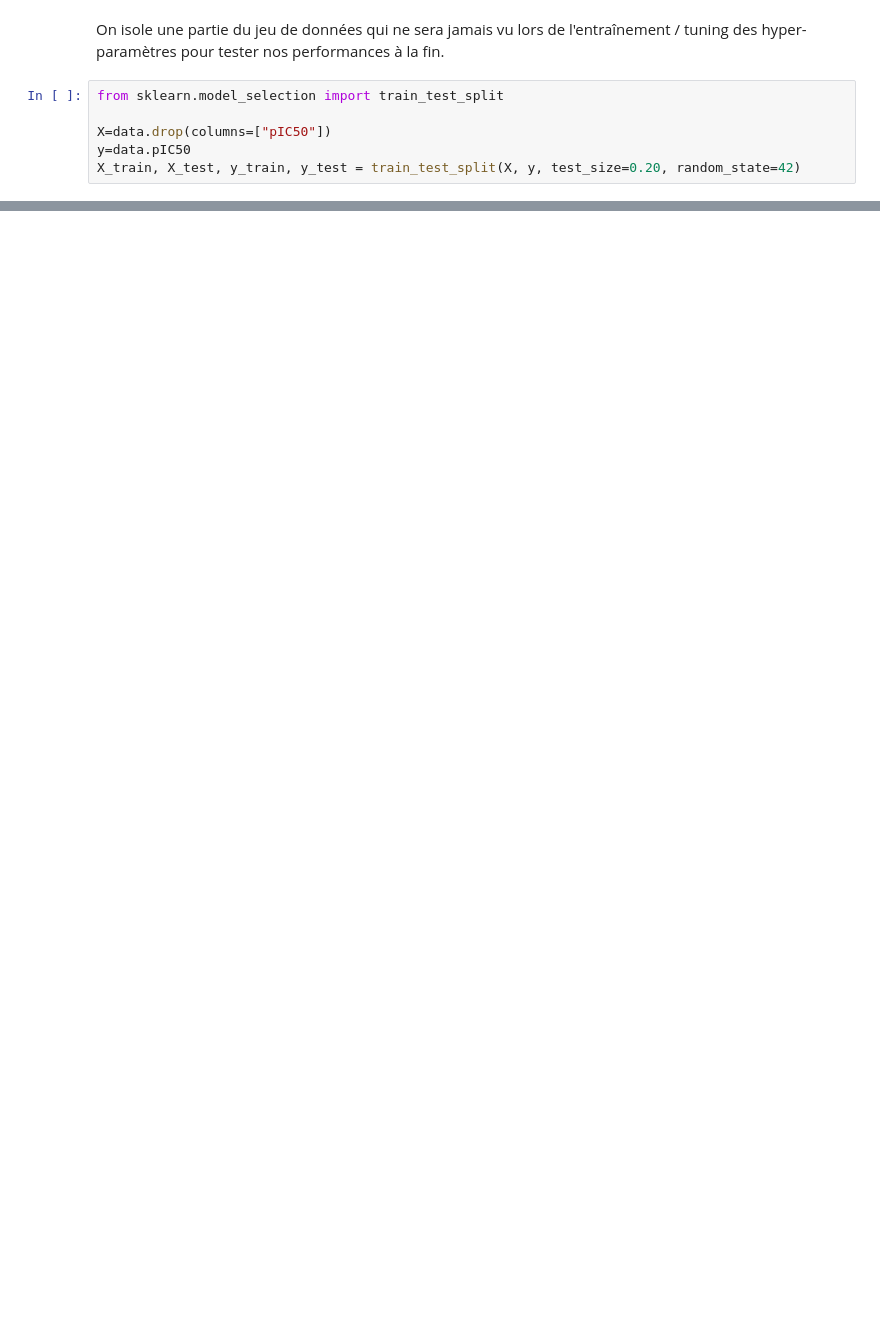
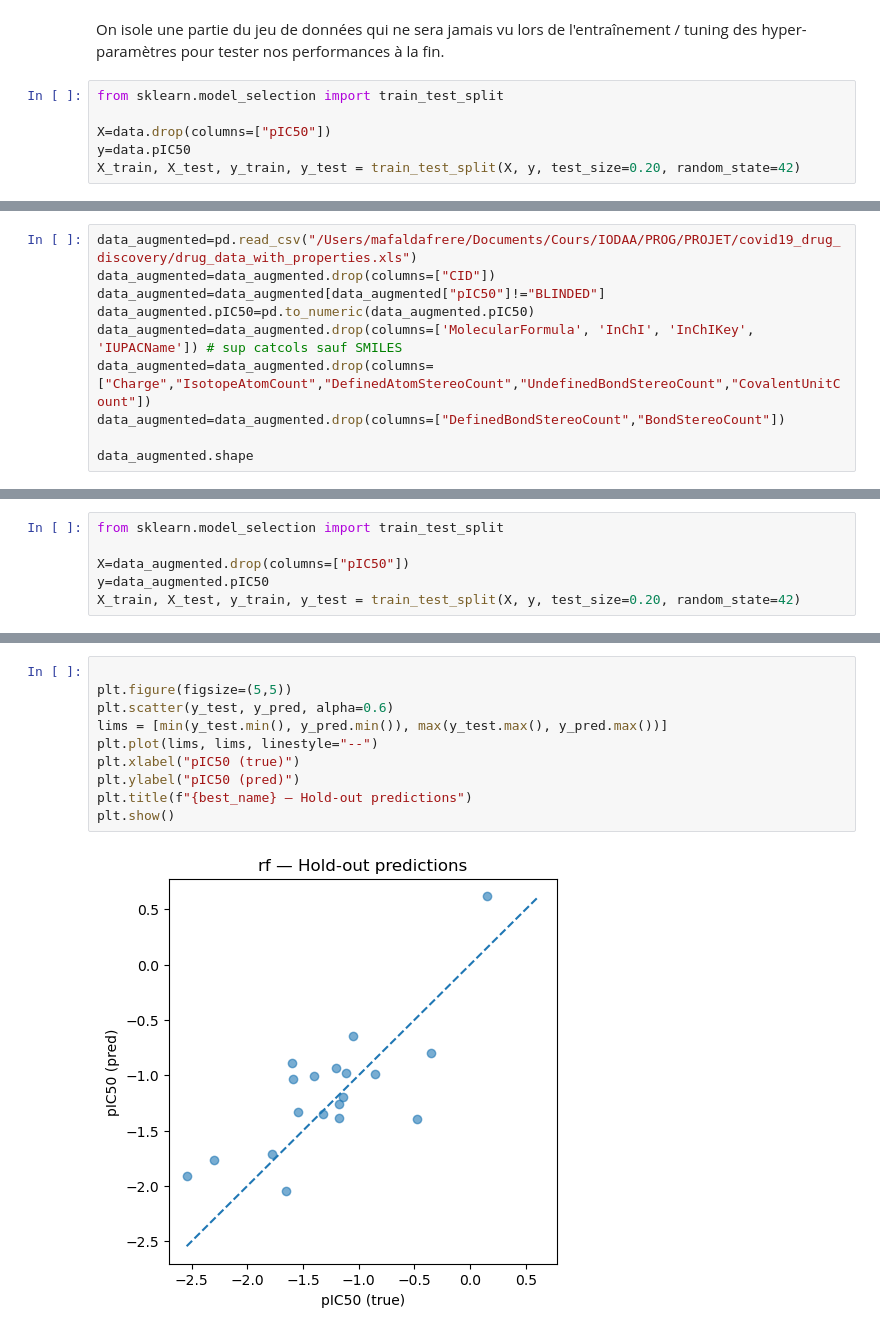
Before and after one commit to mafalda-frere/covid19_drug_discovery, a Jupyter notebook: covid19_drug_discovery.ipynb, the cells around one changed output, grey strips where cells are left out. Drawn from its saved outputs; the diff is of its cells as text; blank space fills up the shorter version.

Commit message:
models

```diff
--- a/covid19_drug_discovery.ipynb
+++ b/covid19_drug_discovery.ipynb
@@ -297,0 +479,10 @@ X_train, X_test, y_train, y_test = train_test_split(X, y, test_size=0.20, random
+# %%
+data_augmented=pd.read_csv("/Users/mafaldafrere/Documents/Cours/IODAA/PROG/PROJET/covid19_drug_discovery/drug_data_with_properties.xls")
+data_augmented=data_augmented.drop(columns=["CID"])
+data_augmented=data_augmented[data_augmented["pIC50"]!="BLINDED"]
+data_augmented.pIC50=pd.to_numeric(data_augmented.pIC50)
+data_augmented=data_augmented.drop(columns=['MolecularFormula', 'InChI', 'InChIKey', 'IUPACName']) # sup catcols sauf SMILES
+data_augmented=data_augmented.drop(columns=["Charge","IsotopeAtomCount","DefinedAtomStereoCount","UndefinedBondStereoCount","CovalentUnitCount"])
+data_augmented=data_augmented.drop(columns=["DefinedBondStereoCount","BondStereoCount"])
+
+data_augmented.shape
@@ -297,0 +491,6 @@ X_train, X_test, y_train, y_test = train_test_split(X, y, test_size=0.20, random
+# %%
+from sklearn.model_selection import train_test_split
+
+X=data_augmented.drop(columns=["pIC50"])
+y=data_augmented.pIC50
+X_train, X_test, y_train, y_test = train_test_split(X, y, test_size=0.20, random_state=42)
@@ -297,0 +912,12 @@ X_train, X_test, y_train, y_test = train_test_split(X, y, test_size=0.20, random
+# %%
+
+plt.figure(figsize=(5,5))
+plt.scatter(y_test, y_pred, alpha=0.6)
+lims = [min(y_test.min(), y_pred.min()), max(y_test.max(), y_pred.max())]
+plt.plot(lims, lims, linestyle="--")
+plt.xlabel("pIC50 (true)")
+plt.ylabel("pIC50 (pred)")
+plt.title(f"{best_name} — Hold-out predictions")
+plt.show()
+# %% [output]
+[figure, added]
```
Also changed, not shown: parts of 26 cells of this notebook.
